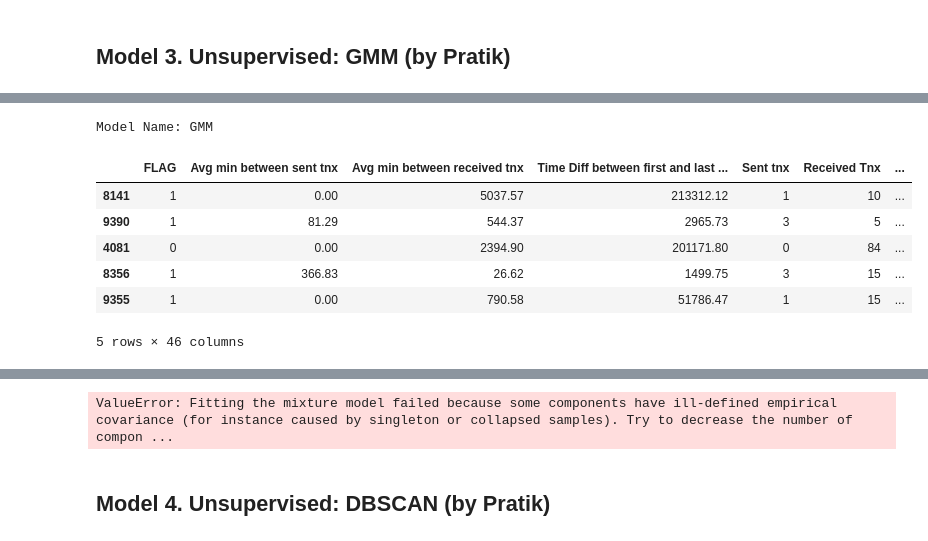
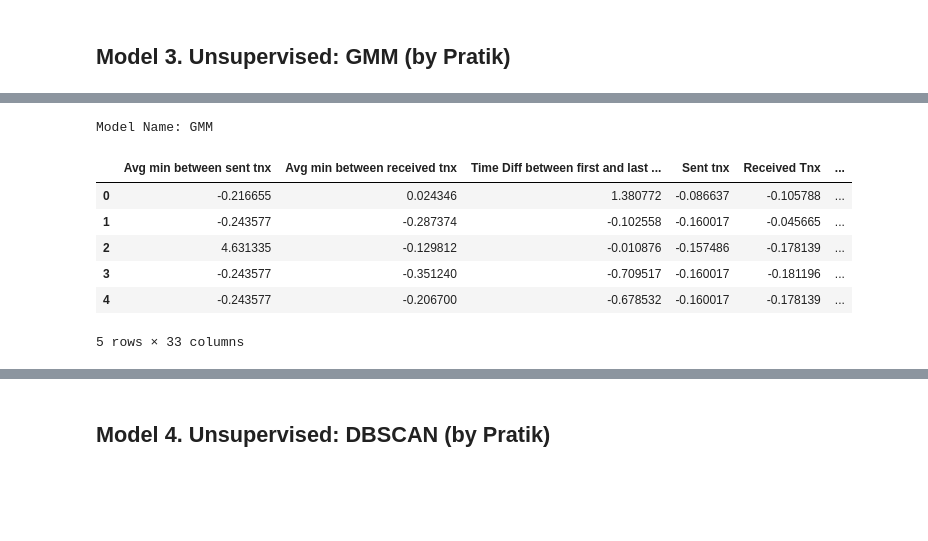
Before and after one commit to kennylee9672/EthereumFraudDetection, a Jupyter notebook: EthereumFraudModeling.ipynb, the cells around one changed output, grey strips where cells are left out. Saved outputs shown, nothing was run; the diff lists cells and outputs as text; code cells hidden in the pictures; blank space fills up the shorter version.

```diff
--- a/EthereumFraudModeling.ipynb
+++ b/EthereumFraudModeling.ipynb
@@ -246,0 +479,3 @@ display(efm.df.head())
+# %%
+df.drop(efm.filtered_colns, axis=1, inplace=True)
+ax = sns.heatmap(df, center=0, vmin=-1, vmax=1)
@@ -246,0 +484,13 @@ display(efm.df.head())
+# %%
+corr_matrix = df.corr().abs()
+upper = corr_matrix.where(np.triu(np.ones(corr_matrix.shape), k=1).astype(np.bool))
+
+with sns.axes_style('white'):
+    fig, ax = plt.subplots(figsize=(18,10))
+    sns.heatmap(corr_matrix, annot=False, cmap='CMRmap', center=0, square=True)
+
+# Find features with correlation greater than 0.95
+corr_colns = [column for column in upper.columns if any(upper[column] > 0.95)]
+
+print(corr_colns)
+df.drop(corr_colns, axis=1, inplace=True)
@@ -248,0 +525,6 @@ display(efm.df.head())
+# %%
+# Drop missing data observations/rows
+print('Shape:', df.shape)
+df_clean = df.dropna()
+print(df_clean.isnull().sum()/(len(df)*0.01))
+print('Shape:', df_clean.shape)
@@ -250,0 +582,13 @@ display(efm.df.head())
+# %%
+# Normalizae Data
+df_norm = df_clean.copy()
+
+# apply normalization techniques
+for column in df_norm.columns:
+    if column == TARGET_FEATURE:
+        continue
+    print(column, df_norm[column].max(), df_norm[column].min(), (df_norm[column].max() - df_norm[column].min()))
+    df_norm[column] = (df_norm[column] - df_norm[column].min()) / (df_norm[column].max() - df_norm[column].min())
+
+df_norm.dropna(inplace=True, axis=1)
+print(df_norm)
@@ -397,15 +814,17 @@ F1 score:  0.9647058823529412
 # %%
 # GMM
-gmm_model = GMM_Model(efm.df.drop(efm.filtered_colns, axis=1))
-efm.add_model(gmm_model)
-efm.run_model(model_name='GMM')
+# df_gmm = df_smote.copy()
+gmm_model = GMM_Model(gmm_df)
+gmm_model.run(verbose=True)
+# efm.add_model(gmm_model)
+# efm.run_model(model_name='GMM', verbose=True)
 # %% [output]
 Model Name: GMM
-|  | FLAG | Avg min between sent tnx | Avg min between received tnx | Time Diff between first and last ... | Sent tnx | Received Tnx | ... |
-| 8141 | 1 | 0.00 | 5037.57 | 213312.12 | 1 | 10 | ... |
-| 9390 | 1 | 81.29 | 544.37 | 2965.73 | 3 | 5 | ... |
-| 4081 | 0 | 0.00 | 2394.90 | 201171.80 | 0 | 84 | ... |
-| 8356 | 1 | 366.83 | 26.62 | 1499.75 | 3 | 15 | ... |
-| 9355 | 1 | 0.00 | 790.58 | 51786.47 | 1 | 15 | ... |
+|  | Avg min between sent tnx | Avg min between received tnx | Time Diff between first and last ... | Sent tnx | Received Tnx | ... |
+| 0 | -0.216655 | 0.024346 | 1.380772 | -0.086637 | -0.105788 | ... |
+| 1 | -0.243577 | -0.287374 | -0.102558 | -0.160017 | -0.045665 | ... |
+| 2 | 4.631335 | -0.129812 | -0.010876 | -0.157486 | -0.178139 | ... |
+| 3 | -0.243577 | -0.351240 | -0.709517 | -0.160017 | -0.181196 | ... |
+| 4 | -0.243577 | -0.206700 | -0.678532 | -0.160017 | -0.178139 | ... |
-5 rows × 46 columns
+5 rows × 33 columns
 Components: 1
@@ -424,4 +847,3 @@ Components: 3
-ValueError: Fitting the mixture model failed because some components have ill-defined empirical covariance (for instance caused by singleton or collapsed samples). Try to decrease the number of compon ...
 # %% [markdown]
 ## Model 4. Unsupervised: DBSCAN (by Pratik)
 # %%
```
Also changed, not shown: parts of 43 cells of this notebook, 1 other file.
